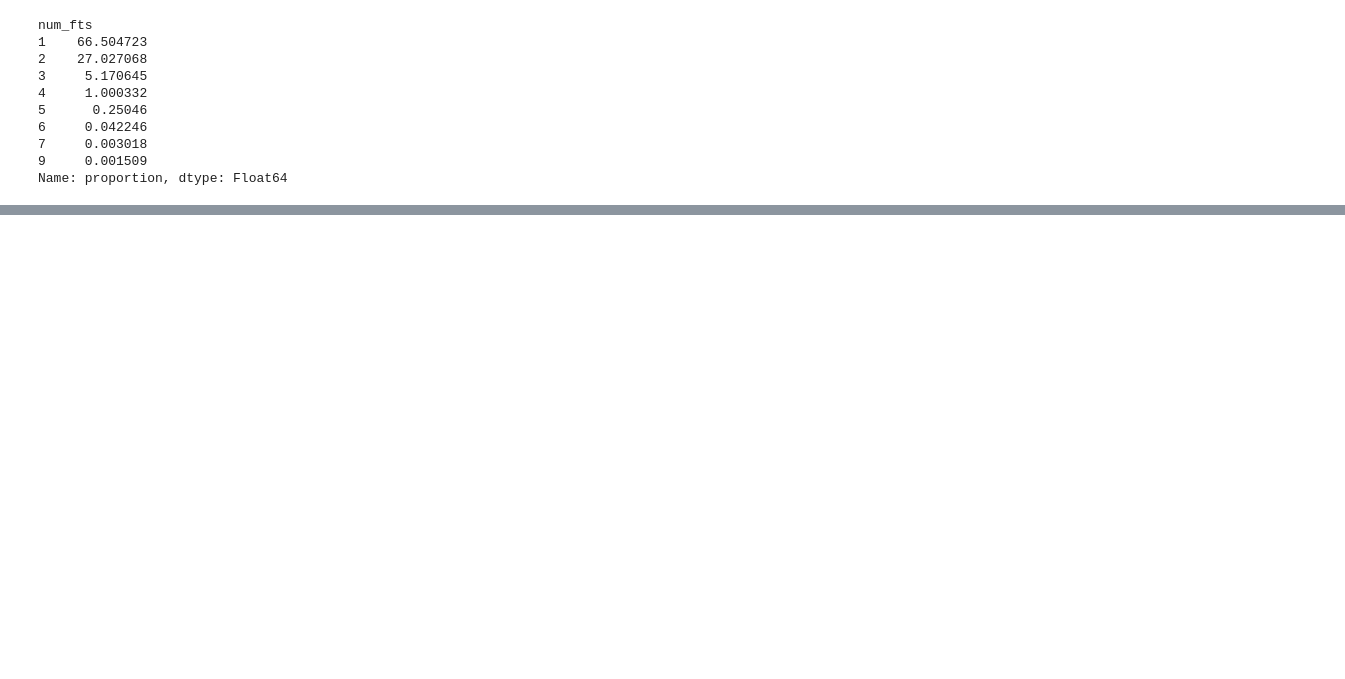
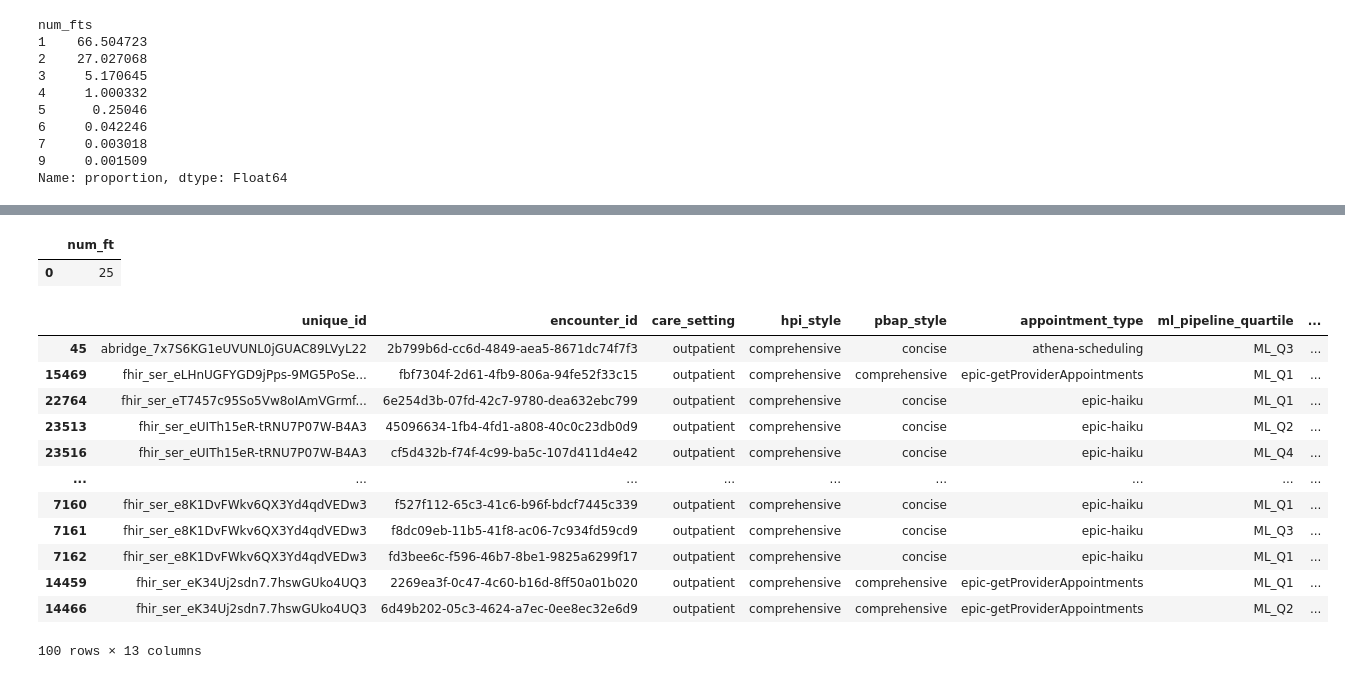
Before and after one commit to maggiechen-abridge/analyses, a Jupyter notebook: feedback/feedback.ipynb, the cells around one changed output, grey strips where cells are left out. Cells and saved outputs as stored; diff of their text form; code cells hidden in the pictures; blank space fills up the shorter version.

```diff
--- a/feedback/feedback.ipynb
+++ b/feedback/feedback.ipynb
@@ -125,0 +197,10 @@ Name: proportion, dtype: Float64
+# %%
+query_ft_cnt = '''select count(distinct ft) as num_ft
+  FROM `abridge-client-prod.dbt_prod.tblEncounter`,
+        UNNEST(feedback_tags) AS ft
+    '''
+count_ft = client.query(query_ft_cnt).to_dataframe()
+count_ft
+# %% [output]
+|  | num_ft |
+| 0 | 25 |
@@ -125,0 +346,23 @@ Name: proportion, dtype: Float64
+# %%
+DEBIAS_FACTORS_1 = ['care_setting', 'hpi_style']
+query = '''select * from dbt_mchen.tbl_qs_from_tags
+'''
+input_df = client.query(query).to_dataframe()
+# %%
+quality_scores_df = calculate_debiased_quality_scores(input_df, DEBIAS_FACTORS_1)
+# %%
+quality_scores_df.sort_values('Note_Quality_Score', ascending=False).head(100)
+# %% [output]
+|  | unique_id | encounter_id | care_setting | hpi_style | pbap_style | appointment_type | ml_pipeline_quartile | ... |
+| 45 | abridge_7x7S6KG1eUVUNL0jGUAC89LVyL22 | 2b799b6d-cc6d-4849-aea5-8671dc74f7f3 | outpatient | comprehensive | concise | athena-scheduling | ML_Q3 | ... |
+| 15469 | fhir_ser_eLHnUGFYGD9jPps-9MG5PoSe... | fbf7304f-2d61-4fb9-806a-94fe52f33c15 | outpatient | comprehensive | comprehensive | epic-getProviderAppointments | ML_Q1 | ... |
+| 22764 | fhir_ser_eT7457c95So5Vw8oIAmVGrmf... | 6e254d3b-07fd-42c7-9780-dea632ebc799 | outpatient | comprehensive | concise | epic-haiku | ML_Q1 | ... |
+| 23513 | fhir_ser_eUITh15eR-tRNU7P07W-B4A3 | 45096634-1fb4-4fd1-a808-40c0c23db0d9 | outpatient | comprehensive | concise | epic-haiku | ML_Q2 | ... |
+| 23516 | fhir_ser_eUITh15eR-tRNU7P07W-B4A3 | cf5d432b-f74f-4c99-ba5c-107d411d4e42 | outpatient | comprehensive | concise | epic-haiku | ML_Q4 | ... |
+| ... | ... | ... | ... | ... | ... | ... | ... | ... |
+| 7160 | fhir_ser_e8K1DvFWkv6QX3Yd4qdVEDw3 | f527f112-65c3-41c6-b96f-bdcf7445c339 | outpatient | comprehensive | concise | epic-haiku | ML_Q1 | ... |
+| 7161 | fhir_ser_e8K1DvFWkv6QX3Yd4qdVEDw3 | f8dc09eb-11b5-41f8-ac06-7c934fd59cd9 | outpatient | comprehensive | concise | epic-haiku | ML_Q3 | ... |
+| 7162 | fhir_ser_e8K1DvFWkv6QX3Yd4qdVEDw3 | fd3bee6c-f596-46b7-8be1-9825a6299f17 | outpatient | comprehensive | concise | epic-haiku | ML_Q1 | ... |
+| 14459 | fhir_ser_eK34Uj2sdn7.7hswGUko4UQ3 | 2269ea3f-0c47-4c60-b16d-8ff50a01b020 | outpatient | comprehensive | comprehensive | epic-getProviderAppointments | ML_Q1 | ... |
+| 14466 | fhir_ser_eK34Uj2sdn7.7hswGUko4UQ3 | 6d49b202-05c3-4624-a7ec-0ee8ec32e6d9 | outpatient | comprehensive | comprehensive | epic-getProviderAppointments | ML_Q2 | ... |
+100 rows × 13 columns
```
Also changed, not shown: parts of 7 cells of this notebook.
